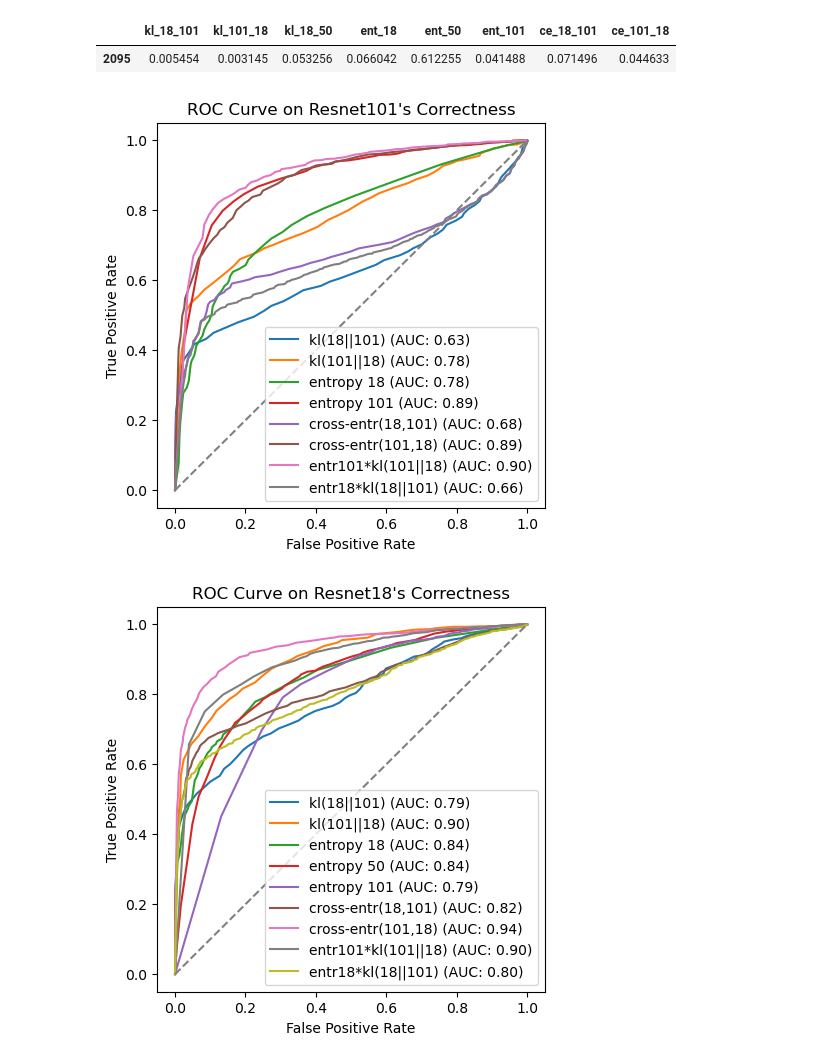
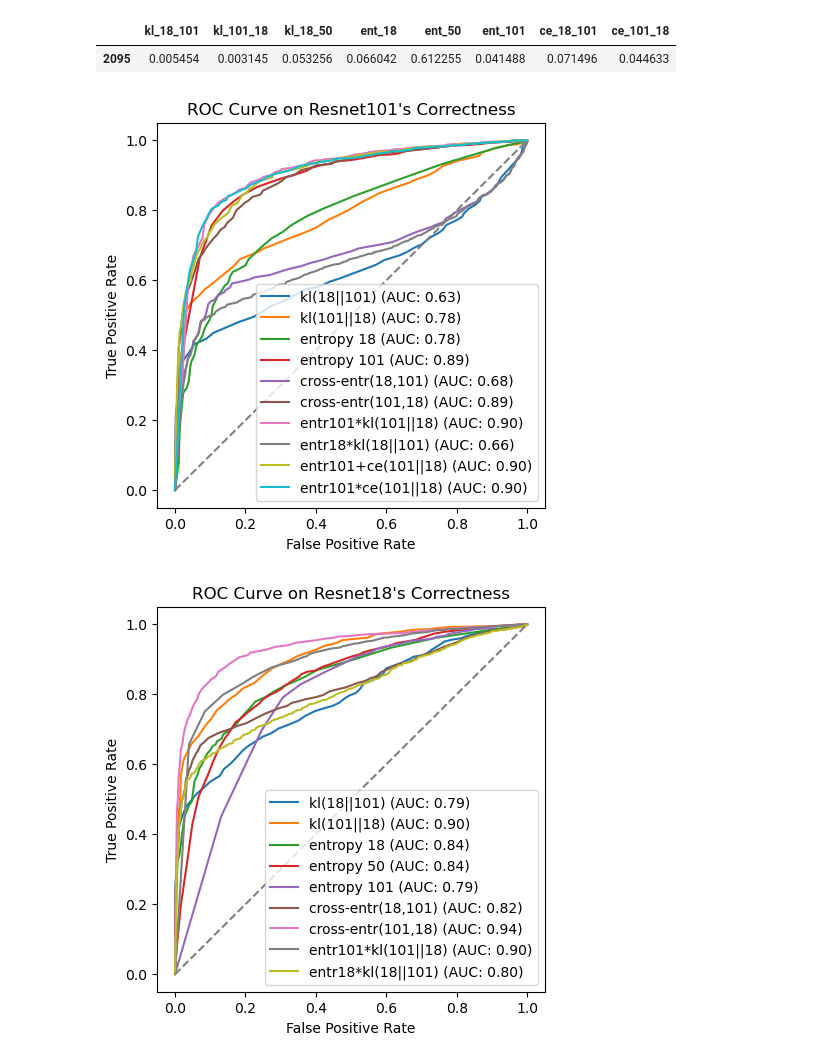
Before and after one commit to TimothyZG/wliura2024, a Jupyter notebook: exp2/post-exp2-analysis/auroc.ipynb, the cells around one changed output. Drawn from its saved outputs; the diff is of its cells as text; code cells hidden in the pictures.

Commit message:
updated auroc notebook

```diff
--- a/exp2/post-exp2-analysis/auroc.ipynb
+++ b/exp2/post-exp2-analysis/auroc.ipynb
@@ -57,21 +57,23 @@ def auroc(pred_vec, target_vec, unc_vec, label):
 # %%
 plt.figure(figsize=[5,5])
 auroc(pred["pred101"], pred["target"], unc_pred["kl_18_101"], "kl(18||101)")
 auroc(pred["pred101"], pred["target"], unc_pred["kl_101_18"], "kl(101||18)")
 auroc(pred["pred101"], pred["target"], unc_pred["ent_18"], "entropy 18")
 auroc(pred["pred101"], pred["target"], unc_pred["ent_101"], "entropy 101")
 auroc(pred["pred101"], pred["target"], unc_pred["ce_18_101"], "cross-entr(18,101)")
 auroc(pred["pred101"], pred["target"], unc_pred["ce_101_18"], "cross-entr(101,18)")
 auroc(pred["pred101"], pred["target"], unc_pred["ent_101"] * unc_pred["kl_101_18"], "entr101*kl(101||18)")
 auroc(pred["pred101"], pred["target"], unc_pred["ent_18"] * unc_pred["kl_18_101"], "entr18*kl(18||101)")
+auroc(pred["pred101"], pred["target"], unc_pred["ent_101"] + unc_pred["ce_101_18"], "entr101+ce(101||18)")
+auroc(pred["pred101"], pred["target"], unc_pred["ent_101"] * unc_pred["ce_101_18"], "entr101*ce(101||18)")
 
 plt.xlabel("False Positive Rate")
 plt.ylabel("True Positive Rate")
 plt.title("ROC Curve on Resnet101's Correctness")
 plt.plot([0, 1], [0, 1], linestyle='--', color='gray')
 plt.show()
 # %% [output]
-[figure, old version]
+[figure, new version]
 # %%
 plt.figure(figsize=[5,5])
 auroc(pred["pred18"], pred["target"], unc_pred["kl_18_101"], "kl(18||101)")
```
